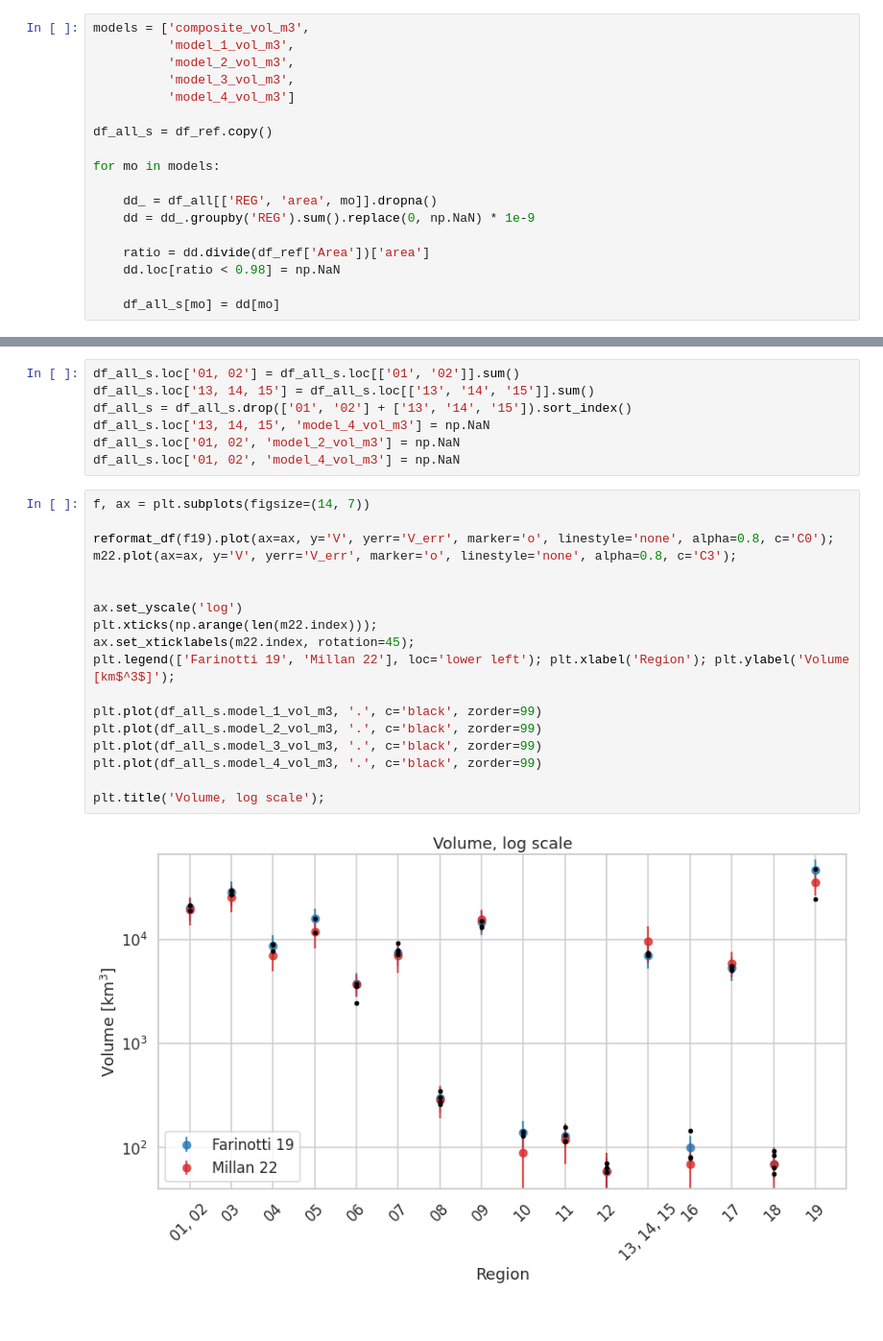
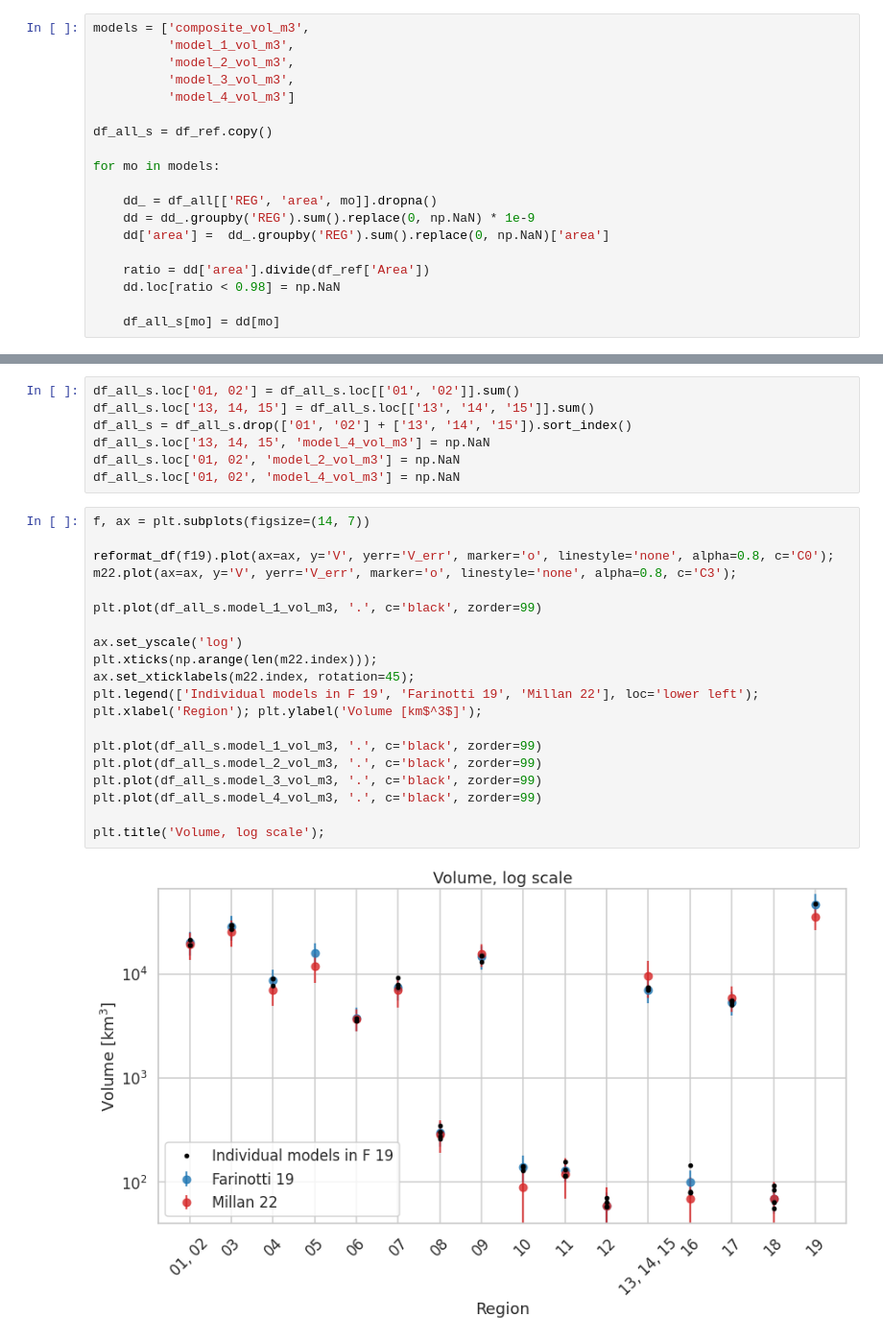
Before and after one commit to fmaussion/global_glacier_volume_paper, a Jupyter notebook: analysis.ipynb, the cells around one changed output, grey strips where cells are left out. Shown: that part at 96% size. Saved outputs shown, nothing was run; the diff lists cells and outputs as text.

```diff
--- a/analysis.ipynb
+++ b/analysis.ipynb
@@ -692,8 +728,9 @@ for mo in models:
 
     dd_ = df_all[['REG', 'area', mo]].dropna()
     dd = dd_.groupby('REG').sum().replace(0, np.NaN) * 1e-9
+    dd['area'] =  dd_.groupby('REG').sum().replace(0, np.NaN)['area']
 
-    ratio = dd.divide(df_ref['Area'])['area']
+    ratio = dd['area'].divide(df_ref['Area'])
     dd.loc[ratio < 0.98] = np.NaN
 
     df_all_s[mo] = dd[mo]
@@ -717,20 +744,21 @@ df_all_s.loc['01, 02', 'model_4_vol_m3'] = np.NaN
 # %%
 f, ax = plt.subplots(figsize=(14, 7))
 
 reformat_df(f19).plot(ax=ax, y='V', yerr='V_err', marker='o', linestyle='none', alpha=0.8, c='C0');
 m22.plot(ax=ax, y='V', yerr='V_err', marker='o', linestyle='none', alpha=0.8, c='C3');
 
+plt.plot(df_all_s.model_1_vol_m3, '.', c='black', zorder=99)
 
 ax.set_yscale('log')
 plt.xticks(np.arange(len(m22.index)));
 ax.set_xticklabels(m22.index, rotation=45);
-plt.legend(['Farinotti 19', 'Millan 22'], loc='lower left'); plt.xlabel('Region'); plt.ylabel('Volume [km$^3$]');
+plt.legend(['Individual models in F 19', 'Farinotti 19', 'Millan 22'], loc='lower left'); plt.xlabel('Region'); plt.ylabel('Volume [km$^3$]');
 
 plt.plot(df_all_s.model_1_vol_m3, '.', c='black', zorder=99)
 plt.plot(df_all_s.model_2_vol_m3, '.', c='black', zorder=99)
 plt.plot(df_all_s.model_3_vol_m3, '.', c='black', zorder=99)
 plt.plot(df_all_s.model_4_vol_m3, '.', c='black', zorder=99)
 
 plt.title('Volume, log scale');
 # %% [output]
-[figure, old version]
+[figure, new version]
```
Also changed, not shown: parts of 13 cells of this notebook, 1 other file.
